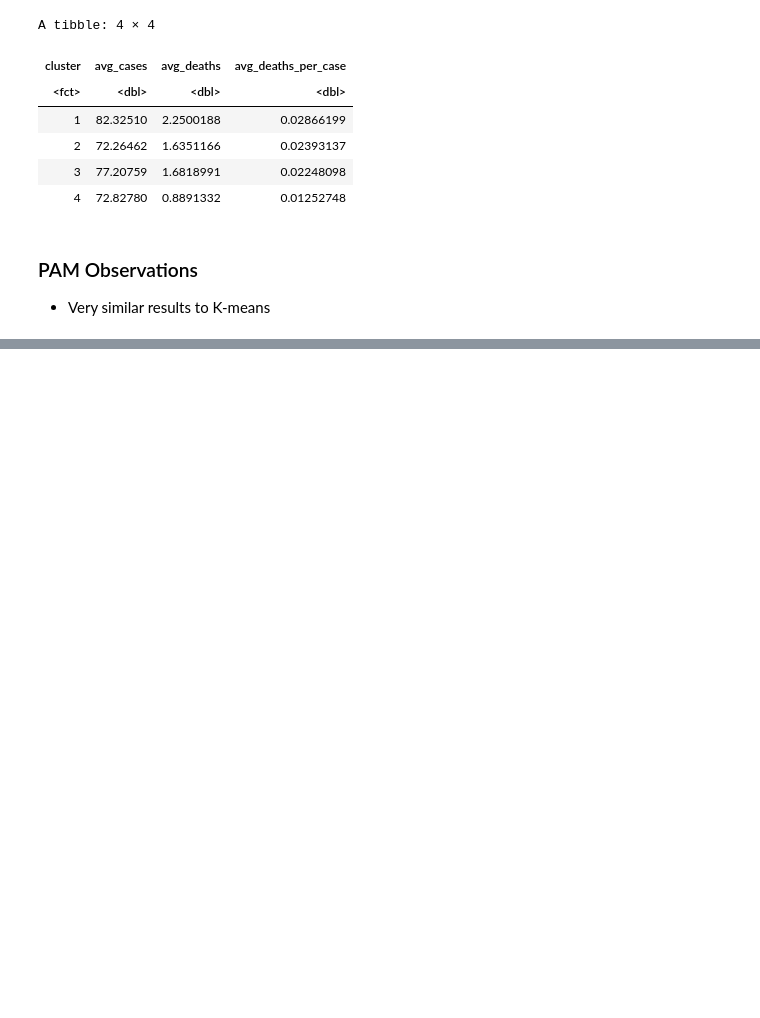
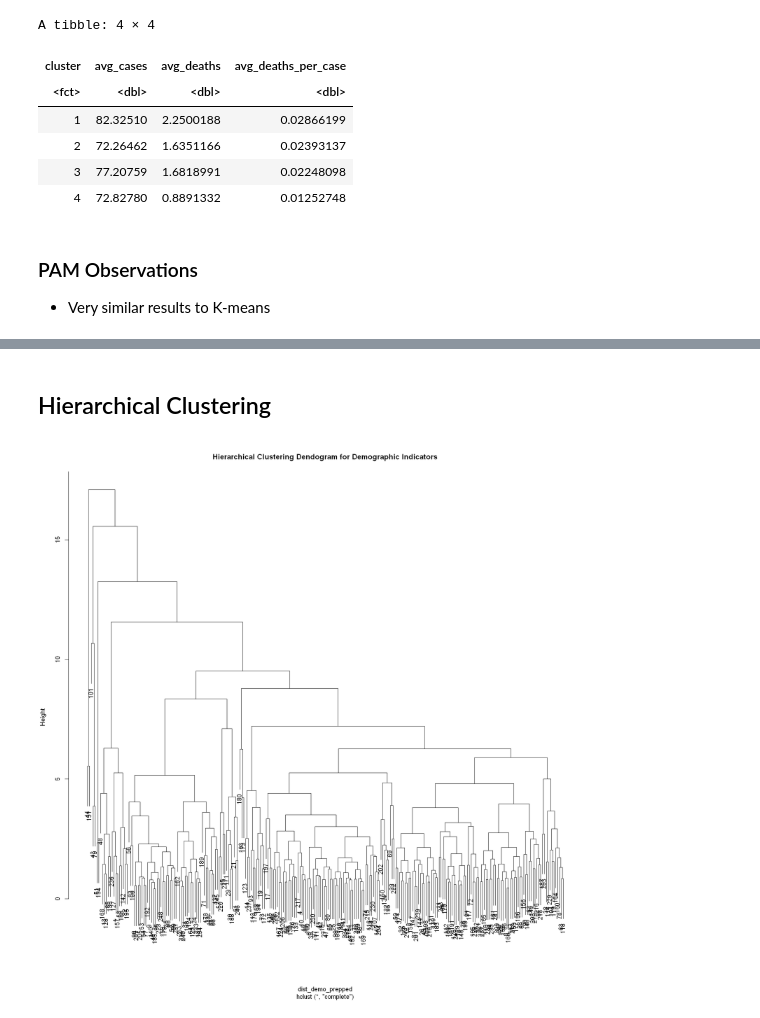
Before and after one commit to ncliu95/smu_dm_project_2, a Jupyter notebook: Project 2.ipynb, the cells around one changed output, grey strips where cells are left out. Saved outputs shown, nothing was run; the diff lists cells and outputs as text; code cells hidden in the pictures; blank space fills up the shorter version.

```diff
--- a/Project 2.ipynb
+++ b/Project 2.ipynb
@@ -824,0 +643,2 @@ A tibble: 6 × 4
+# %% [markdown]
+## Hierarchical Clustering
@@ -824,0 +649,4 @@ A tibble: 6 × 4
+# %%
+plot(hc, main = "Hierarchical Clustering Dendogram for Demographic Indicators")
+# %% [output]
+[figure, added]
```
Also changed, not shown: parts of 79 cells of this notebook.
